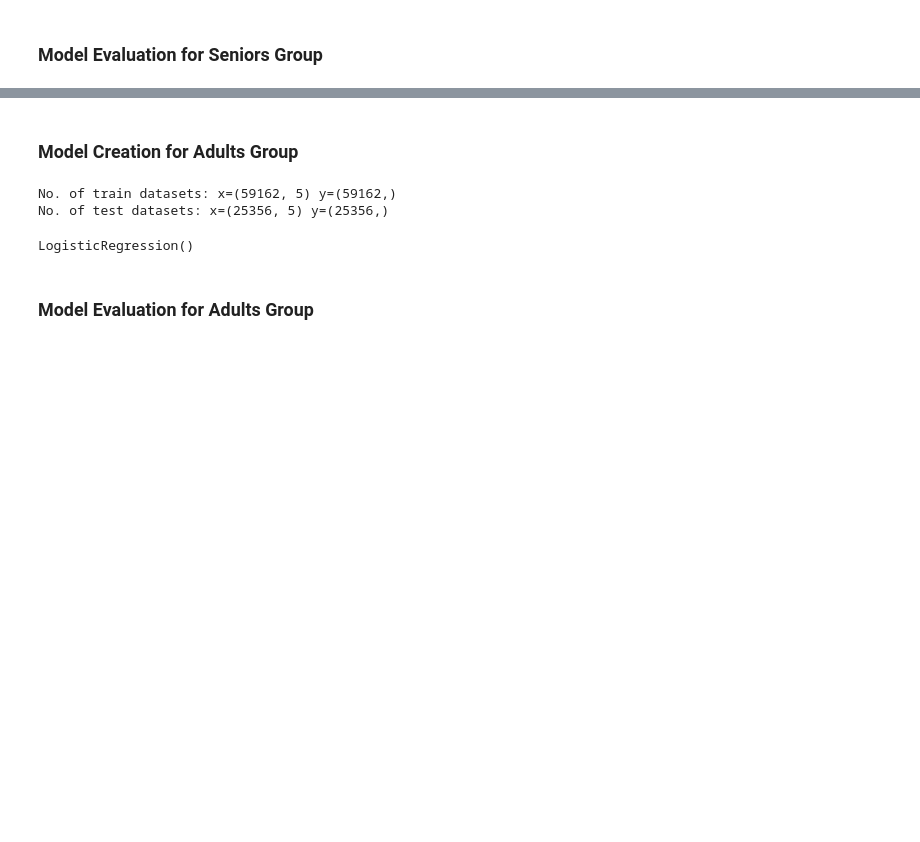
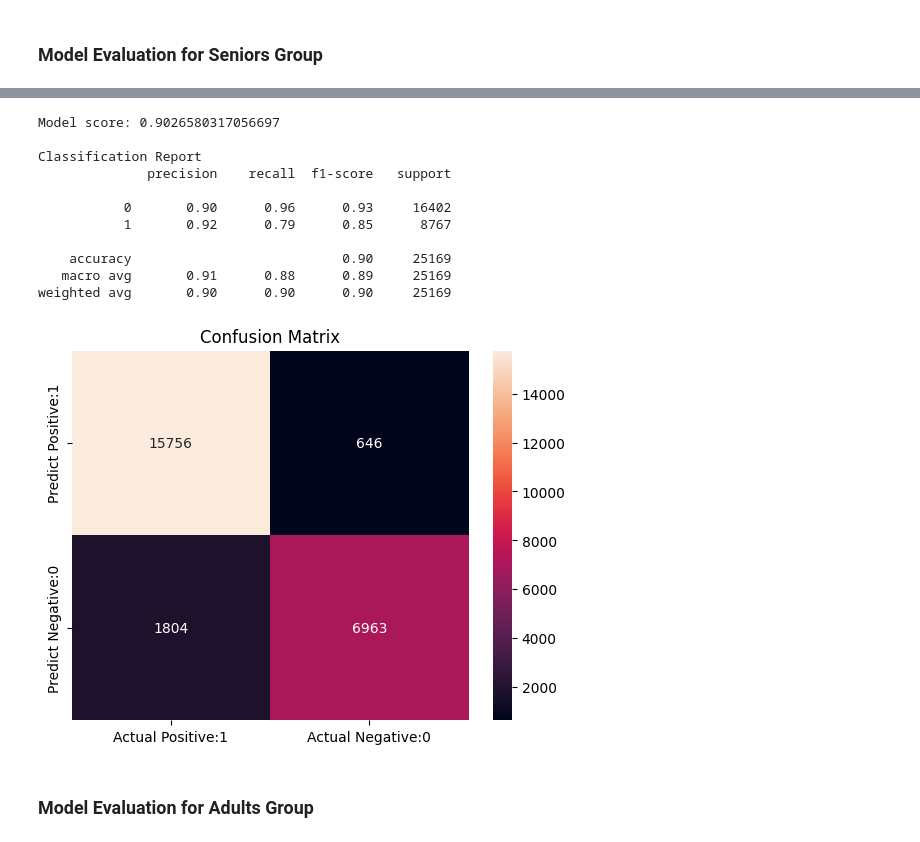
Before and after one commit to abccastro/House-Price-Prediction-using-Polynomial-Regression, a Jupyter notebook: Project/AML2203/Mid-term Project/AML2203 - Group 7 (Mid-term Project).ipynb, the cells around one changed output, grey strips where cells are left out. Drawn from its saved outputs; the diff is of its cells as text; code cells hidden in the pictures; blank space fills up the shorter version.

Commit message:
AML2203: Updated the markdowns and model creation and evaluation

```diff
--- a/Project/AML2203/Mid-term Project/AML2203 - Group 7 (Mid-term Project).ipynb
+++ b/Project/AML2203/Mid-term Project/AML2203 - Group 7 (Mid-term Project).ipynb
@@ -398,5 +442,5 @@ memory usage: 742.8 KB
 # %%
-age_grouping_df = pd.get_dummies(ihd_with_ig_df['age_group'])
+age_grouping_df = pd.get_dummies(ihd_with_ig_df_filtered['age_group'])
 age_grouping_df.columns = ['adults', 'children_youth', 'seniors']
-age_grouping_df.info()
+age_grouping_df.head(5)
 # %% [output]
@@ -413,7 +453,7 @@ memory usage: 907.9 KB
 # %% [markdown]
 Create a dummy dataframe. Drop `income_grouping`, `sex` and `age_group` and all unnecessary column(s) from the dummy dataframe.
 # %%
-ihd_with_ig_df_dummy = ihd_with_ig_df.copy()
+ihd_with_ig_df_dummy = ihd_with_ig_df_filtered.copy()
 ihd_with_ig_df_dummy.drop(['country_code', 'sex', 'income_grouping', 'year', 'age_group'], axis=1, inplace=True)
 
 ihd_with_ig_df_dummy.info()
@@ -449,38 +570,18 @@ sb.heatmap(ihd_with_ig_df_dummy.corr(), cbar_kws={'label': 'Indepdence between f
 # %% [markdown]
 ### Function Declaration
 # %%
-def evaluateModel(model, X_train, X_test, y_train, y_test):
-    '''
-    This method evaluate the Logistic Regression model and provide clasification report,
-    confusion matrix and precision score
-    '''
-    y_pred_test = model.predict(X_test)
+def evaluateModel(model, X_test, y_test):
 
     print(f'Model score: {model.score(X_test, y_test)}')
     print()
 
-    # Classification report without cross-validation
+    y_pred_test = model.predict(X_test)
+
     print("Classification Report")
     print(classification_report(y_test, y_pred_test))
     print()
 
-    # k-fold cross-validation and confusion matrices
-    y_train_pred = cross_val_predict(model, X_train, y_train, cv=5)
-
-    cm = confusion_matrix(y_train, y_train_pred)
+    cm = confusion_matrix(y_test, y_pred_test)
     cm_matrix = pd.DataFrame(data=cm, columns=['Actual Positive:1', 'Actual Negative:0'], index=['Predict Positive:1', 'Predict Negative:0'])
     sb.heatmap(cm_matrix, annot=True, fmt='d')
     plt.title('Confusion Matrix')
-
-    TP = cm[0,0]
-    TN = cm[1,1]
-    FP = cm[0,1]
-    FN = cm[1,0]
-
-    classification_accuracy = (TP + TN) / float(TP + TN + FP + FN)
-    print('Classification accuracy : {0:0.4f}'.format(classification_accuracy))
-
-    classification_error = (FP + FN) / float(TP + TN + FP + FN)
-    print('Classification error : {0:0.4f}'.format(classification_error))
-
-    print(f"Precision Score: {precision_score(y_train, y_train_pred)}")
@@ -489,8 +587,0 @@ def evaluateModel(model, X_train, X_test, y_train, y_test):
-# %%
-X_train, X_test, y_train, y_test = train_test_split(ihd_with_ig_df_dummy.drop(['adults', 'children_youth', 'seniors'], axis=1), age_grouping_df['seniors'], test_size=0.3, random_state=0)
-
-print(f"No. of train datasets: x={X_train.shape} y={y_train.shape}")
-print(f"No. of test datasets: x={X_test.shape} y={y_test.shape}\n")
-
-model_seniors = LogisticRegression(solver='lbfgs')
-model_seniors.fit(X_train, y_train)
@@ -523,16 +590,17 @@ Precision Score: 0.9166805810652864
-# %% [markdown]
-### Model Creation for Adults Group
-# %%
-X_train, X_test, y_train, y_test = train_test_split(ihd_with_ig_df_dummy.drop(['adults', 'children_youth', 'seniors'], axis=1), age_grouping_df['adults'], test_size=0.3, random_state=0)
-
-print(f"No. of train datasets: x={X_train.shape} y={y_train.shape}")
-print(f"No. of test datasets: x={X_test.shape} y={y_test.shape}\n")
-
-model_adults = LogisticRegression(solver='lbfgs')
-model_adults.fit(X_train, y_train)
-# %% [output]
-No. of train datasets: x=(59162, 5) y=(59162,)
-No. of test datasets: x=(25356, 5) y=(25356,)
-LogisticRegression()
+# %%
+evaluateModel(model_seniors, X_test_s, y_test_s)
+# %% [output]
+Model score: 0.9026580317056697
+
+Classification Report
+              precision    recall  f1-score   support
+
+           0       0.90      0.96      0.93     16402
+           1       0.92      0.79      0.85      8767
+
+    accuracy                           0.90     25169
+   macro avg       0.91      0.88      0.89     25169
+weighted avg       0.90      0.90      0.90     25169
+[figure, added]
 # %% [markdown]
 ### Model Evaluation for Adults Group
```
Also changed, not shown: parts of 54 cells of this notebook.
